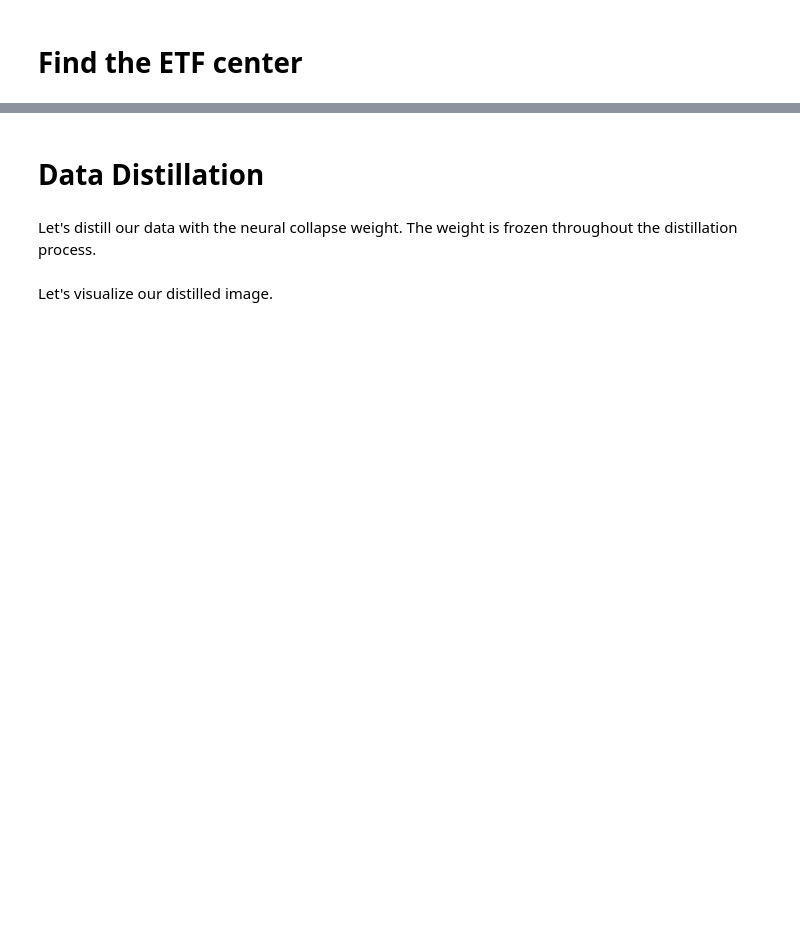
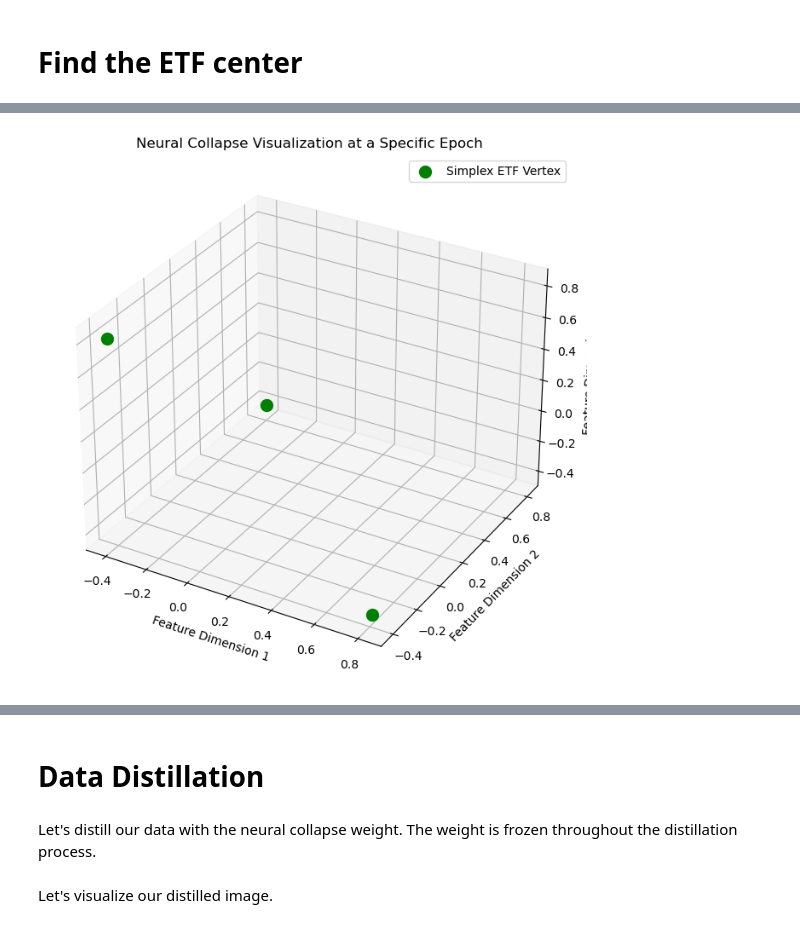
Before and after one commit to SongzeYang0721/Data_Distillation_and_Neural_Collpase, a Jupyter notebook: DD&NC_Demo(1st_order).ipynb, the cells around one changed output, grey strips where cells are left out. Drawn from its saved outputs; the diff is of its cells as text; code cells hidden in the pictures; blank space fills up the shorter version.

```diff
--- a/DD&NC_Demo(1st_order).ipynb
+++ b/DD&NC_Demo(1st_order).ipynb
@@ -401,0 +411,30 @@ print(k_etf_normalize(K=3))
+# %%
+# Let's generate some sample data to visualize the concepts
+
+# Define the simplex ETF vertices (4 vertices for a 3-simplex)
+simplex_vertices = k_etf(3)
+
+classifier_directions = np.random.randn(*simplex_vertices.shape)
+
+# Plotting
+fig = plt.figure(figsize=(10, 8))
+ax = fig.add_subplot(111, projection='3d')
+
+# Plotting simplex ETF vertices as green spheres
+for vertex in simplex_vertices:
+    ax.scatter(*vertex, color='green', s=100, marker='o', label='Simplex ETF Vertex')
+
+# Labels and legend
+ax.set_xlabel('Feature Dimension 1')
+ax.set_ylabel('Feature Dimension 2')
+ax.set_zlabel('Feature Dimension 3')
+plt.title('Neural Collapse Visualization at a Specific Epoch')
+
+# Simplify the legend
+handles, labels = ax.get_legend_handles_labels()
+unique_labels = [(h, l) for i, (h, l) in enumerate(zip(handles, labels)) if l not in labels[:i]]
+ax.legend(*zip(*unique_labels))
+
+plt.show()
+# %% [output]
+[figure, added]
```
Also changed, not shown: parts of 17 cells of this notebook.
